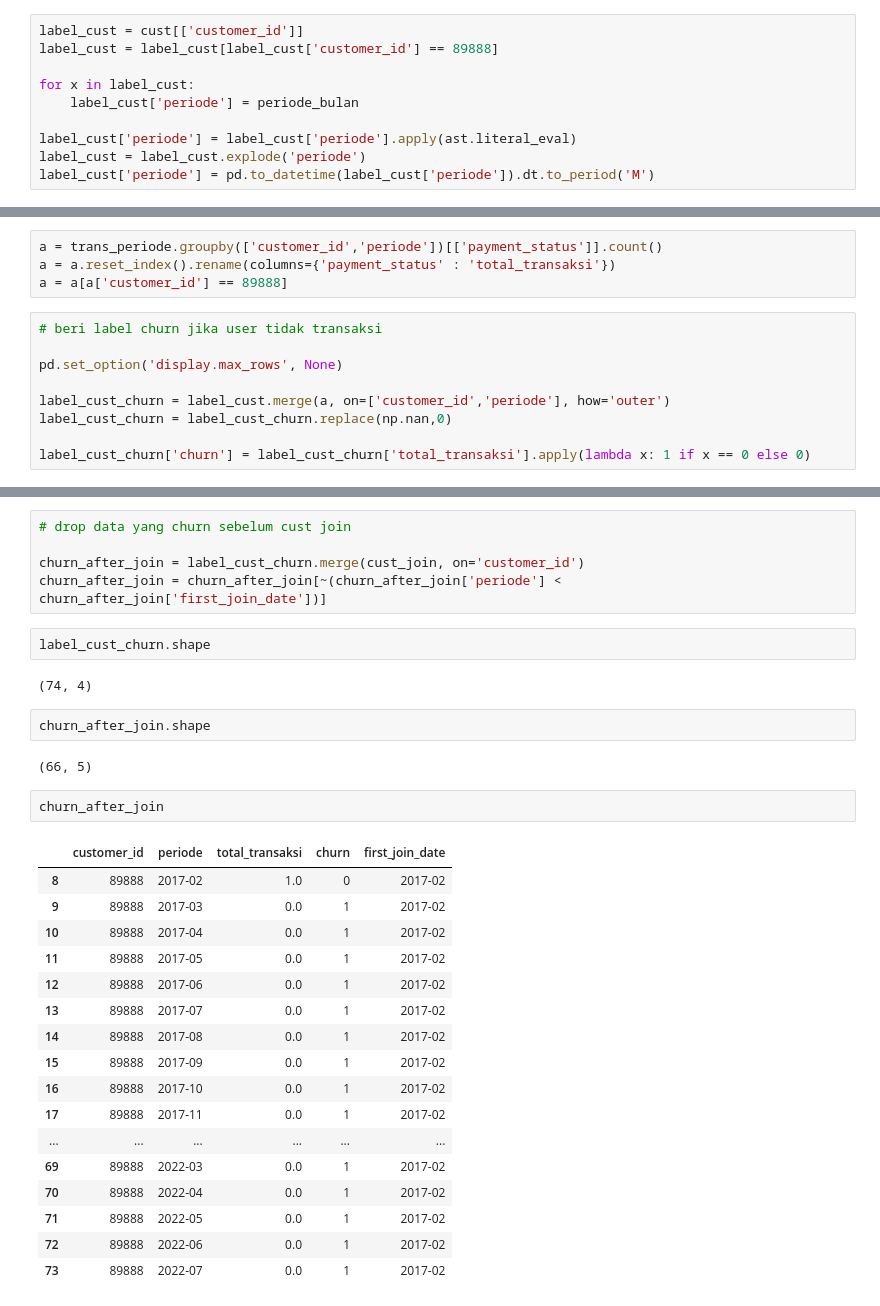
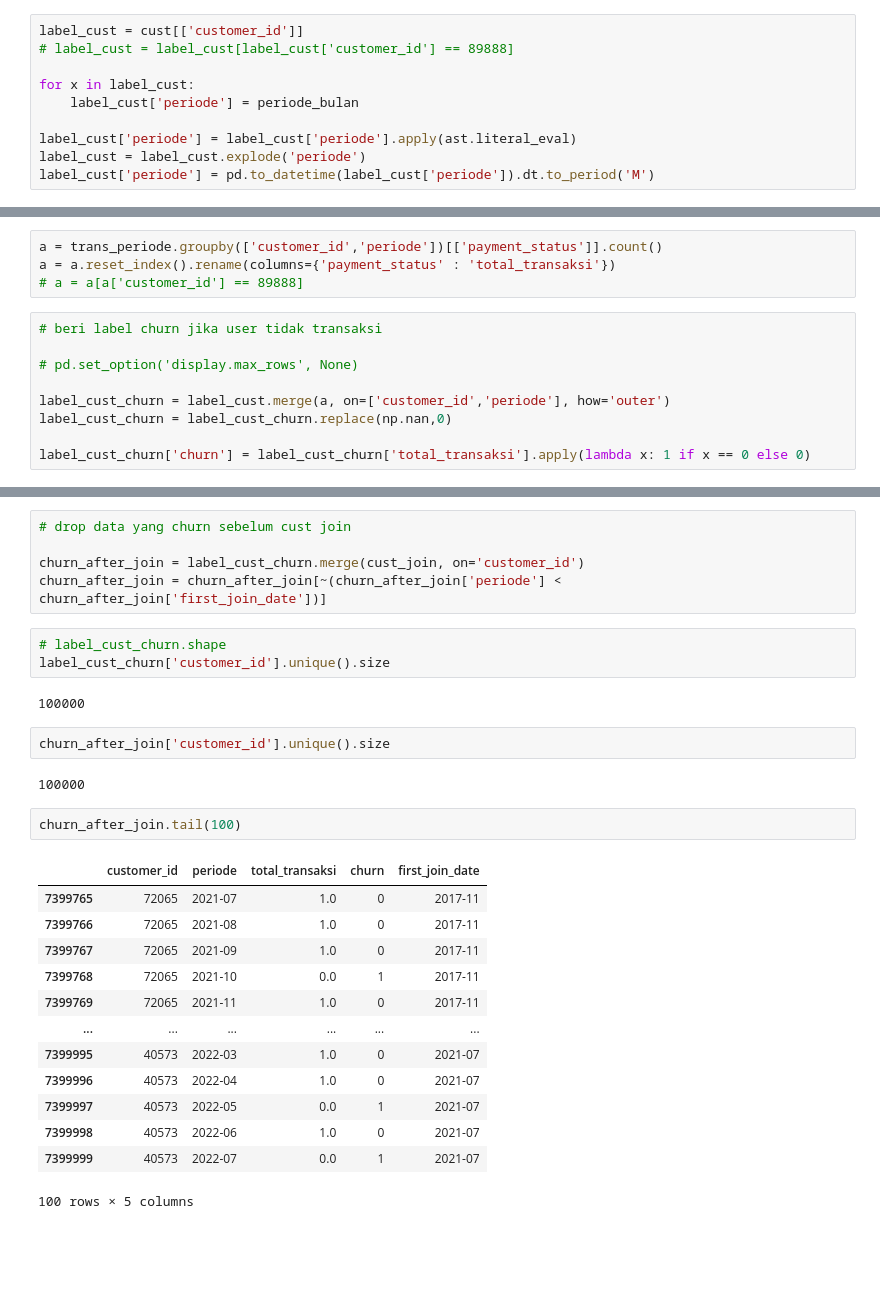
Before and after one commit to latifaahu/kaggle-fp, a Jupyter notebook: coba-week2.ipynb, the cells around one changed output, grey strips where cells are left out. Cells and saved outputs as stored; diff of their text form; blank space fills up the shorter version.

Commit message:
merge churn with transaction success and failed

```diff
--- a/coba-week2.ipynb
+++ b/coba-week2.ipynb
@@ -528,7 +528,7 @@ periode_bulan
 '["2016-06", "2016-07", "2016-08", "2016-09", "2016-10", "2016-11", "2016-12", "2017-01", "2017-02", "2017-03", "2017-04", "2017-05", "2017-06", "2017-07", "2017-08", "2017-09", "2017-10", "2017-11",  ...
 # %%
 label_cust = cust[['customer_id']]
-label_cust = label_cust[label_cust['customer_id'] == 89888]
+# label_cust = label_cust[label_cust['customer_id'] == 89888]
 
 for x in label_cust:
     label_cust['periode'] = periode_bulan
@@ -542,11 +563,11 @@ trans_periode['periode'] = pd.to_datetime(trans_periode['created_at']).dt.to_per
 # %%
 a = trans_periode.groupby(['customer_id','periode'])[['payment_status']].count()
 a = a.reset_index().rename(columns={'payment_status' : 'total_transaksi'})
-a = a[a['customer_id'] == 89888]
+# a = a[a['customer_id'] == 89888]
 # %%
 # beri label churn jika user tidak transaksi
 
-pd.set_option('display.max_rows', None)
+# pd.set_option('display.max_rows', None)
 
 label_cust_churn = label_cust.merge(a, on=['customer_id','periode'], how='outer')
 label_cust_churn = label_cust_churn.replace(np.nan,0)
@@ -590,31 +607,28 @@ cust_join.head()
 
 churn_after_join = label_cust_churn.merge(cust_join, on='customer_id')
 churn_after_join = churn_after_join[~(churn_after_join['periode'] < churn_after_join['first_join_date'])]
-# %%
-label_cust_churn.shape
-# %% [output]
-(74, 4)
-# %%
-churn_after_join.shape
-# %% [output]
-(66, 5)
+# %%
+# label_cust_churn.shape
+label_cust_churn['customer_id'].unique().size
+# %% [output]
+100000
+# %%
+churn_after_join['customer_id'].unique().size
+# %% [output]
+100000
 # %%
-churn_after_join
+churn_after_join.tail(100)
 # %% [output]
 |  | customer_id | periode | total_transaksi | churn | first_join_date |
-| 8 | 89888 | 2017-02 | 1.0 | 0 | 2017-02 |
-| 9 | 89888 | 2017-03 | 0.0 | 1 | 2017-02 |
-| 10 | 89888 | 2017-04 | 0.0 | 1 | 2017-02 |
-| 11 | 89888 | 2017-05 | 0.0 | 1 | 2017-02 |
-| 12 | 89888 | 2017-06 | 0.0 | 1 | 2017-02 |
-| 13 | 89888 | 2017-07 | 0.0 | 1 | 2017-02 |
-| 14 | 89888 | 2017-08 | 0.0 | 1 | 2017-02 |
-| 15 | 89888 | 2017-09 | 0.0 | 1 | 2017-02 |
-| 16 | 89888 | 2017-10 | 0.0 | 1 | 2017-02 |
-| 17 | 89888 | 2017-11 | 0.0 | 1 | 2017-02 |
+| 7399765 | 72065 | 2021-07 | 1.0 | 0 | 2017-11 |
+| 7399766 | 72065 | 2021-08 | 1.0 | 0 | 2017-11 |
+| 7399767 | 72065 | 2021-09 | 1.0 | 0 | 2017-11 |
+| 7399768 | 72065 | 2021-10 | 0.0 | 1 | 2017-11 |
+| 7399769 | 72065 | 2021-11 | 1.0 | 0 | 2017-11 |
 | ... | ... | ... | ... | ... | ... |
-| 69 | 89888 | 2022-03 | 0.0 | 1 | 2017-02 |
-| 70 | 89888 | 2022-04 | 0.0 | 1 | 2017-02 |
-| 71 | 89888 | 2022-05 | 0.0 | 1 | 2017-02 |
-| 72 | 89888 | 2022-06 | 0.0 | 1 | 2017-02 |
-| 73 | 89888 | 2022-07 | 0.0 | 1 | 2017-02 |
+| 7399995 | 40573 | 2022-03 | 1.0 | 0 | 2021-07 |
+| 7399996 | 40573 | 2022-04 | 1.0 | 0 | 2021-07 |
+| 7399997 | 40573 | 2022-05 | 0.0 | 1 | 2021-07 |
+| 7399998 | 40573 | 2022-06 | 1.0 | 0 | 2021-07 |
+| 7399999 | 40573 | 2022-07 | 0.0 | 1 | 2021-07 |
+100 rows × 5 columns
```
Also changed, not shown: parts of 15 cells of this notebook.
